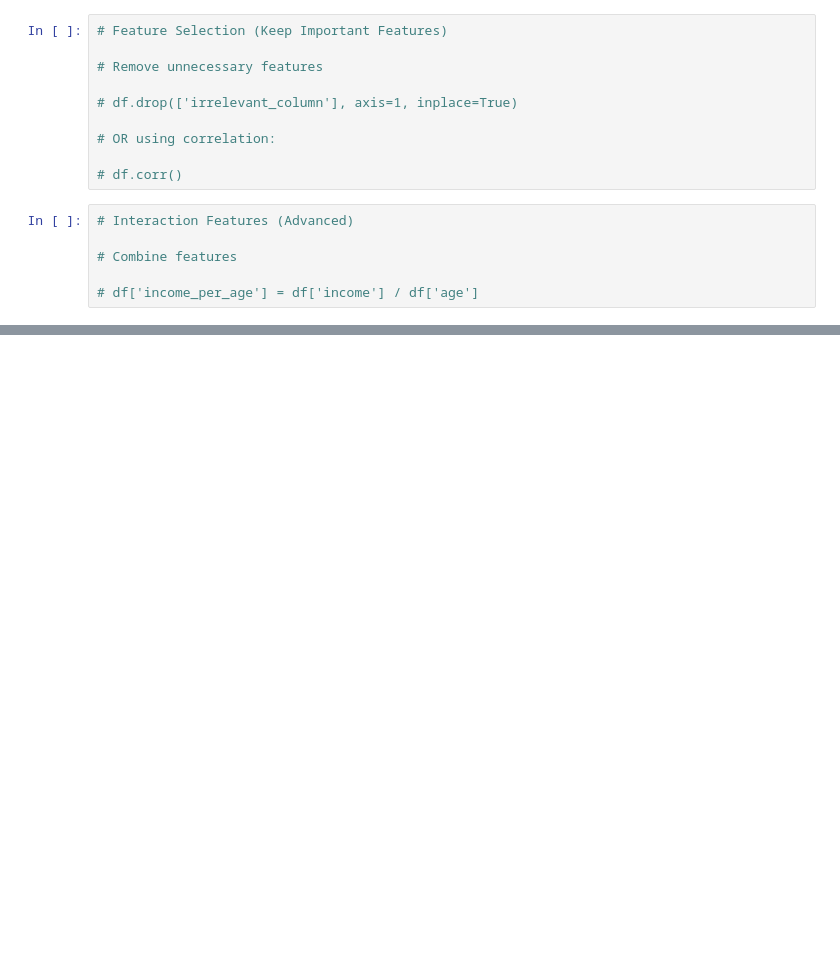
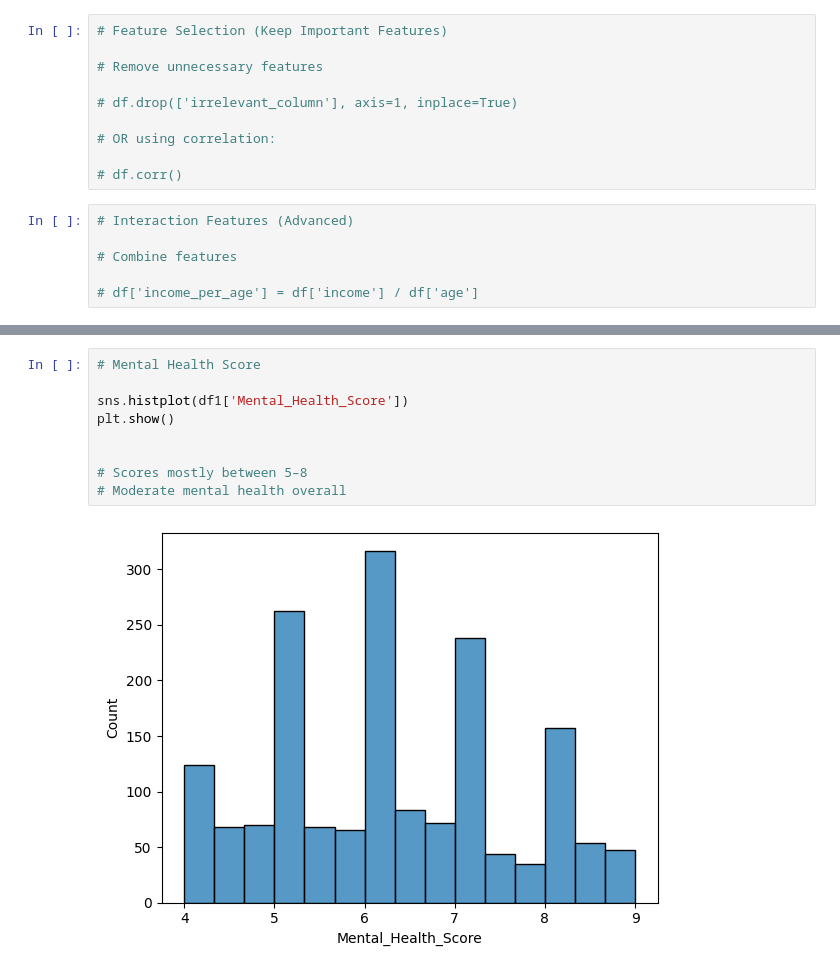
Before and after one commit to BinaryWhizz/Data-Analysis, a Jupyter notebook: Data Analysis 01/DA procedures/01.ipynb, the cells around one changed output, grey strips where cells are left out. Cells and saved outputs as stored; diff of their text form; blank space fills up the shorter version.

```diff
--- a/Data Analysis 01/DA procedures/01.ipynb
+++ b/Data Analysis 01/DA procedures/01.ipynb
@@ -431,0 +494,11 @@ df.head()
+# %%
+# Mental Health Score
+
+sns.histplot(df1['Mental_Health_Score'])
+plt.show()
+
+
+# Scores mostly between 5–8
+# Moderate mental health overall
+# %% [output]
+[figure, added]
```
Also changed, not shown: parts of 17 cells of this notebook.
